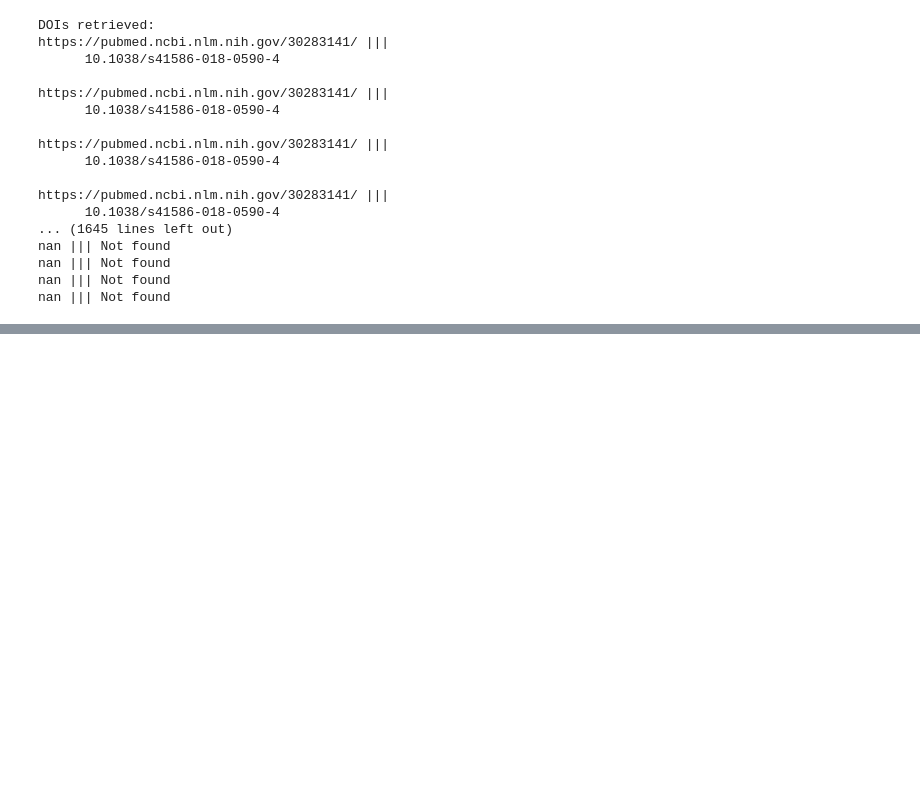
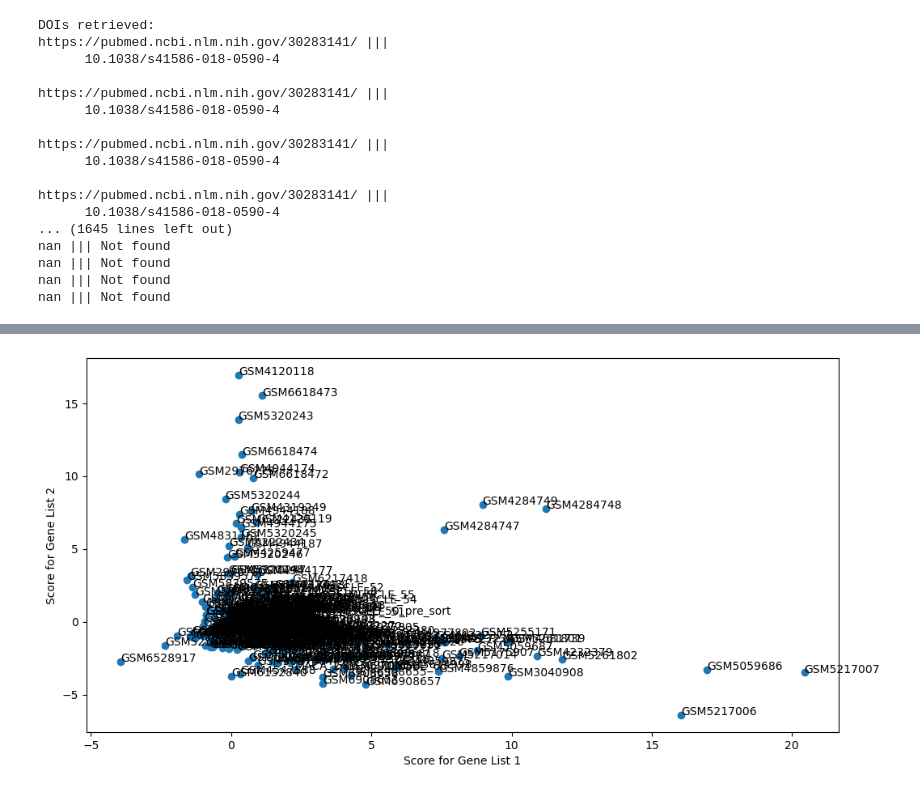
Before and after one commit to mckellardw/scMuscle2, a Jupyter notebook: vignettes/0_metadata_wrangling.ipynb, the cells around one changed output, grey strips where cells are left out. Cells and saved outputs as stored; diff of their text form; code cells hidden in the pictures; blank space fills up the shorter version.

```diff
--- a/vignettes/0_metadata_wrangling.ipynb
+++ b/vignettes/0_metadata_wrangling.ipynb
@@ -95,0 +268,37 @@ nan ||| Not found
+# %%
+import scanpy as sc
+import matplotlib.pyplot as plt
+
+def score_genes_by_accession_and_plot(adata, gene_list1, gene_list2):
+    adata_copy = adata.copy()
+
+    # Score genes using scanpy.tl.score_genes
+    sc.tl.score_genes(adata_copy, gene_list1, score_name='score_list1')
+    sc.tl.score_genes(adata_copy, gene_list2, score_name='score_list2')
+
+    # Group scores by 'GSM.accession'
+    scores_df = adata_copy.obs[['GSM.accession', 'score_list1', 'score_list2']]
+    grouped_scores = scores_df.groupby('GSM.accession').mean()
+
+    # Plot the scores for each 'GSM.accession' group
+    fig, ax = plt.subplots(figsize=(12, 6))
+    ax.scatter(grouped_scores['score_list1'], grouped_scores['score_list2'])
+
+    # Label each point with the 'GSM.accession' group
+    for i, label in enumerate(grouped_scores.index):
+        ax.annotate(label, (grouped_scores['score_list1'][i], grouped_scores['score_list2'][i]))
+
+    ax.set_xlabel('Score for Gene List 1')
+    ax.set_ylabel('Score for Gene List 2')
+
+    plt.show()
+
+    return fig, grouped_scores
+
+# Example usage
+gene_list1 = ['Xist', 'Gapdh', 'Pax7']
+gene_list2 = ['Ccl2', 'Mmp9', 'Itga7']
+
+plot, scores = score_genes_by_accession_and_plot(mouse, gene_list1, gene_list2)
+# %% [output]
+[figure, added]
```
Also changed, not shown: parts of 10 cells of this notebook, 1 other file.
